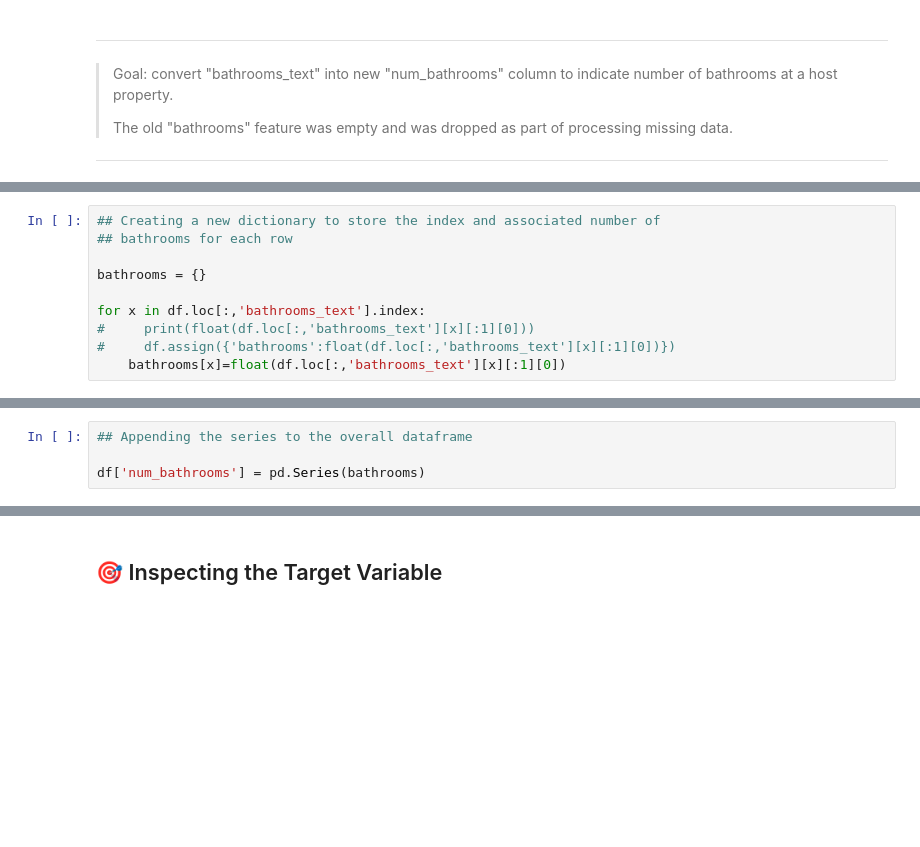
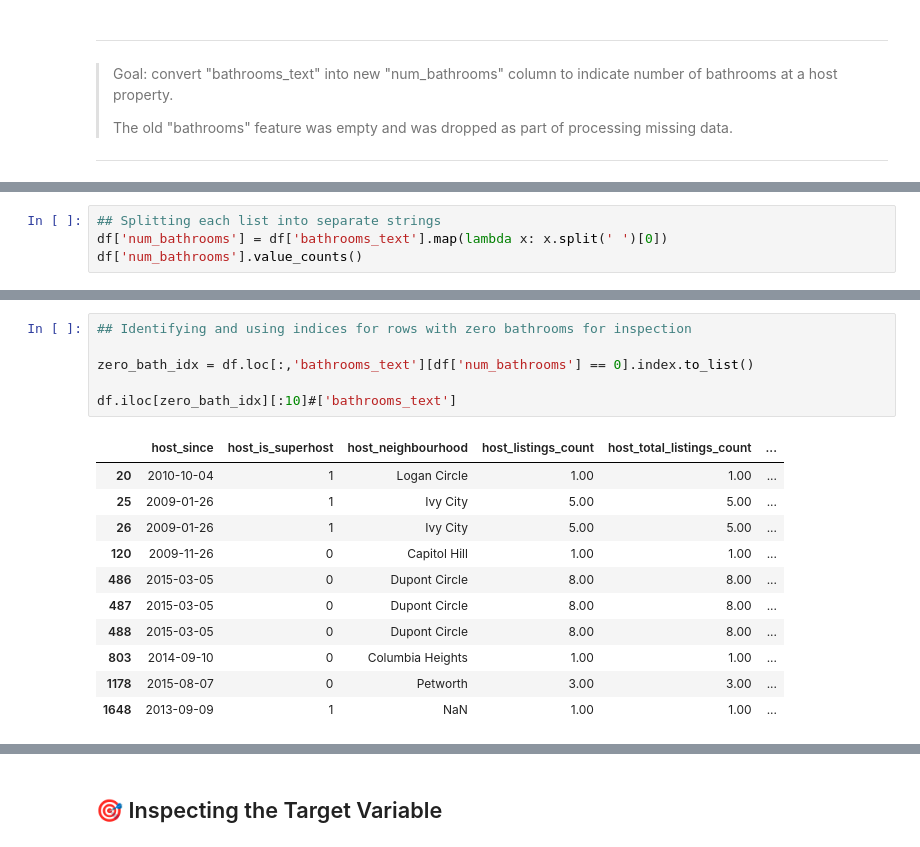
Before and after one commit to BenJMcCarty/Helping_Your_Hosts, a Jupyter notebook: Main.ipynb, the cells around one changed output, grey strips where cells are left out. Drawn from its saved outputs; the diff is of its cells as text; blank space fills up the shorter version.

```diff
--- a/Main.ipynb
+++ b/Main.ipynb
@@ -543,10 +830,0 @@ for x in df.loc[:,'bathrooms_text'].index:
-# %%
-## Creating a new dictionary to store the index and associated number of
-## bathrooms for each row
-
-bathrooms = {}
-
-for x in df.loc[:,'bathrooms_text'].index:
-#     print(float(df.loc[:,'bathrooms_text'][x][:1][0]))
-#     df.assign({'bathrooms':float(df.loc[:,'bathrooms_text'][x][:1][0])})
-    bathrooms[x]=float(df.loc[:,'bathrooms_text'][x][:1][0])
@@ -555,4 +830,0 @@ len(bathrooms)
-# %%
-## Appending the series to the overall dataframe
-
-df['num_bathrooms'] = pd.Series(bathrooms)
@@ -572,0 +831,4 @@ df.iloc[zero_bath_idx]['bathrooms_text']
+# %%
+## Splitting each list into separate strings
+df['num_bathrooms'] = df['bathrooms_text'].map(lambda x: x.split(' ')[0])
+df['num_bathrooms'].value_counts()
@@ -572,0 +940,18 @@ df.iloc[zero_bath_idx]['bathrooms_text']
+# %%
+## Identifying and using indices for rows with zero bathrooms for inspection
+
+zero_bath_idx = df.loc[:,'bathrooms_text'][df['num_bathrooms'] == 0].index.to_list()
+
+df.iloc[zero_bath_idx][:10]#['bathrooms_text']
+# %% [output]
+|  | host_since | host_is_superhost | host_neighbourhood | host_listings_count | host_total_listings_count | ... |
+| 20 | 2010-10-04 | 1 | Logan Circle | 1.00 | 1.00 | ... |
+| 25 | 2009-01-26 | 1 | Ivy City | 5.00 | 5.00 | ... |
+| 26 | 2009-01-26 | 1 | Ivy City | 5.00 | 5.00 | ... |
+| 120 | 2009-11-26 | 0 | Capitol Hill | 1.00 | 1.00 | ... |
+| 486 | 2015-03-05 | 0 | Dupont Circle | 8.00 | 8.00 | ... |
+| 487 | 2015-03-05 | 0 | Dupont Circle | 8.00 | 8.00 | ... |
+| 488 | 2015-03-05 | 0 | Dupont Circle | 8.00 | 8.00 | ... |
+| 803 | 2014-09-10 | 0 | Columbia Heights | 1.00 | 1.00 | ... |
+| 1178 | 2015-08-07 | 0 | Petworth | 3.00 | 3.00 | ... |
+| 1648 | 2013-09-09 | 1 | NaN | 1.00 | 1.00 | ... |
```
Also changed, not shown: parts of 112 cells of this notebook.
